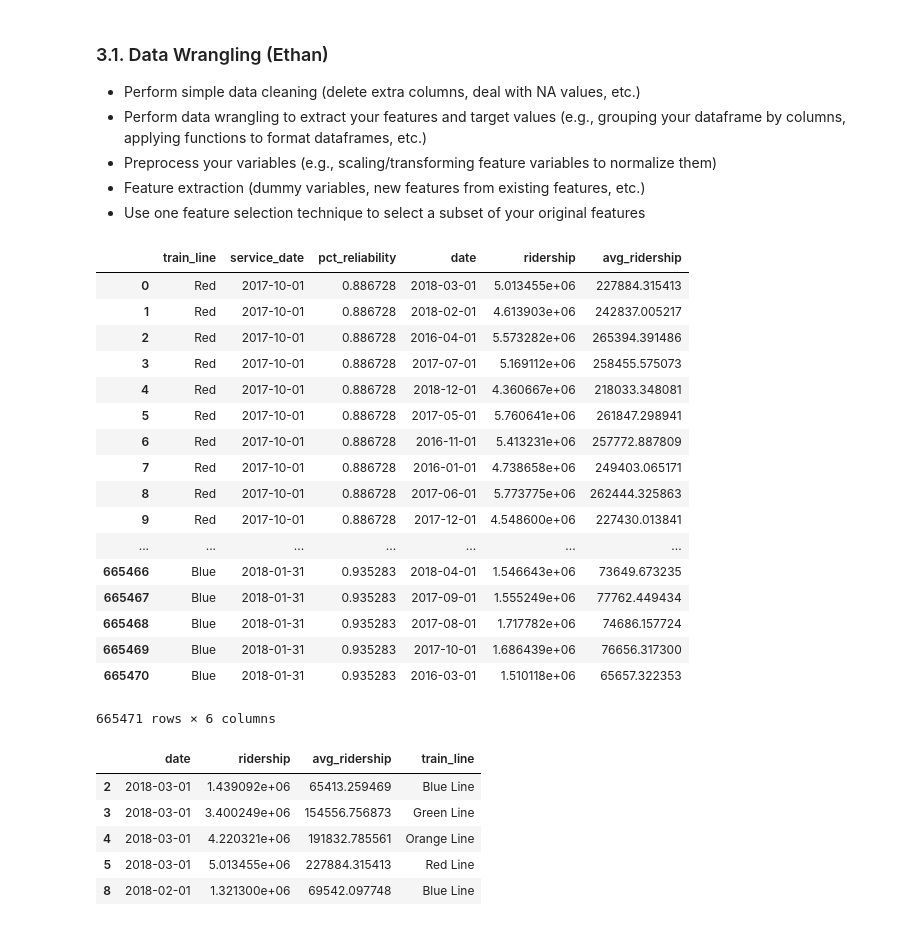
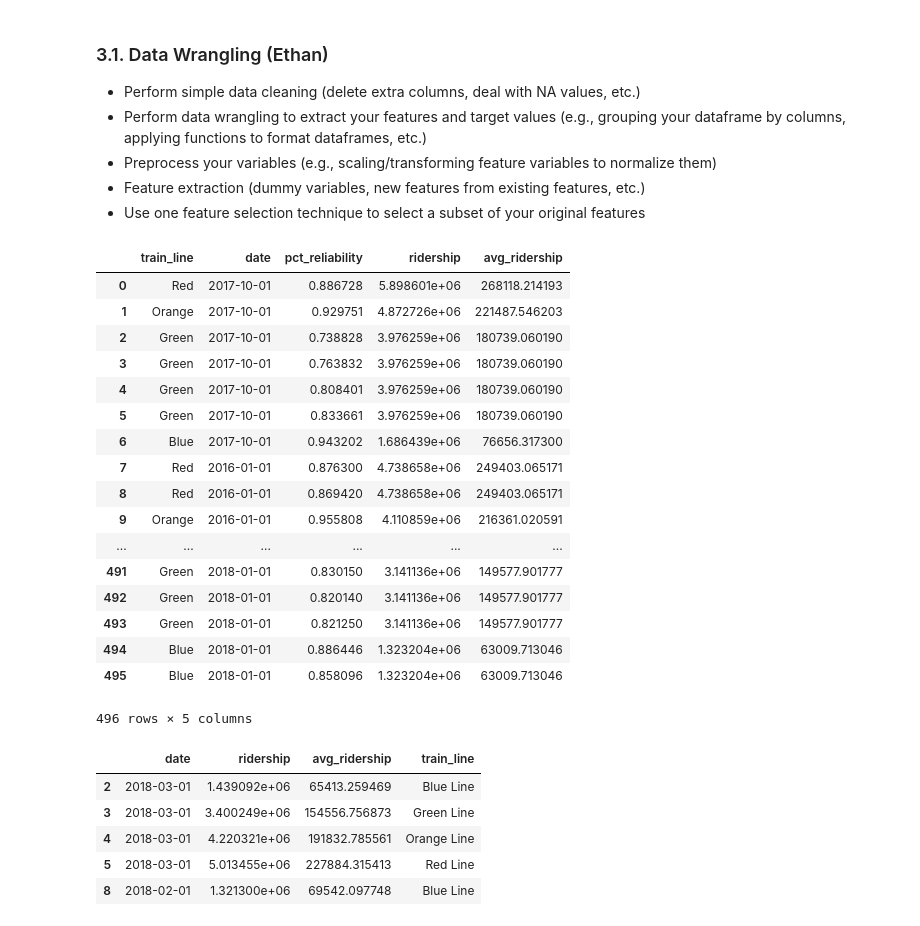
Before and after one commit to ethan-leba/data-science-mtba, a Jupyter notebook: DS3000_FP4_Section01_Group10.ipynb, the cells around one changed output. Saved outputs shown, nothing was run; the diff lists cells and outputs as text; code cells hidden in the pictures.

```diff
--- a/DS3000_FP4_Section01_Group10.ipynb
+++ b/DS3000_FP4_Section01_Group10.ipynb
@@ -208,26 +208,26 @@ ridership_df = get_weekly_ridership_df()
 # %%
 rel = reliability_df.copy()
 rel['train_line'] = rel['train_line'].apply(lambda x: x[0:len(x) - 2] if x.startswith("Green") else x)
-rel.merge(ridership_df, left_on="train_line", right_on="train_line")
+rel.merge(ridership_df, on=["train_line","date"])
 # %% [output]
-|  | train_line | service_date | pct_reliability | date | ridership | avg_ridership |
-| 0 | Red | 2017-10-01 | 0.886728 | 2018-03-01 | 5.013455e+06 | 227884.315413 |
-| 1 | Red | 2017-10-01 | 0.886728 | 2018-02-01 | 4.613903e+06 | 242837.005217 |
-| 2 | Red | 2017-10-01 | 0.886728 | 2016-04-01 | 5.573282e+06 | 265394.391486 |
-| 3 | Red | 2017-10-01 | 0.886728 | 2017-07-01 | 5.169112e+06 | 258455.575073 |
-| 4 | Red | 2017-10-01 | 0.886728 | 2018-12-01 | 4.360667e+06 | 218033.348081 |
-| 5 | Red | 2017-10-01 | 0.886728 | 2017-05-01 | 5.760641e+06 | 261847.298941 |
-| 6 | Red | 2017-10-01 | 0.886728 | 2016-11-01 | 5.413231e+06 | 257772.887809 |
-| 7 | Red | 2017-10-01 | 0.886728 | 2016-01-01 | 4.738658e+06 | 249403.065171 |
-| 8 | Red | 2017-10-01 | 0.886728 | 2017-06-01 | 5.773775e+06 | 262444.325863 |
-| 9 | Red | 2017-10-01 | 0.886728 | 2017-12-01 | 4.548600e+06 | 227430.013841 |
-| ... | ... | ... | ... | ... | ... | ... |
-| 665466 | Blue | 2018-01-31 | 0.935283 | 2018-04-01 | 1.546643e+06 | 73649.673235 |
-| 665467 | Blue | 2018-01-31 | 0.935283 | 2017-09-01 | 1.555249e+06 | 77762.449434 |
-| 665468 | Blue | 2018-01-31 | 0.935283 | 2017-08-01 | 1.717782e+06 | 74686.157724 |
-| 665469 | Blue | 2018-01-31 | 0.935283 | 2017-10-01 | 1.686439e+06 | 76656.317300 |
-| 665470 | Blue | 2018-01-31 | 0.935283 | 2016-03-01 | 1.510118e+06 | 65657.322353 |
+|  | train_line | date | pct_reliability | ridership | avg_ridership |
+| 0 | Red | 2017-10-01 | 0.886728 | 5.898601e+06 | 268118.214193 |
+| 1 | Orange | 2017-10-01 | 0.929751 | 4.872726e+06 | 221487.546203 |
+| 2 | Green | 2017-10-01 | 0.738828 | 3.976259e+06 | 180739.060190 |
+| 3 | Green | 2017-10-01 | 0.763832 | 3.976259e+06 | 180739.060190 |
+| 4 | Green | 2017-10-01 | 0.808401 | 3.976259e+06 | 180739.060190 |
+| 5 | Green | 2017-10-01 | 0.833661 | 3.976259e+06 | 180739.060190 |
+| 6 | Blue | 2017-10-01 | 0.943202 | 1.686439e+06 | 76656.317300 |
+| 7 | Red | 2016-01-01 | 0.876300 | 4.738658e+06 | 249403.065171 |
+| 8 | Red | 2016-01-01 | 0.869420 | 4.738658e+06 | 249403.065171 |
+| 9 | Orange | 2016-01-01 | 0.955808 | 4.110859e+06 | 216361.020591 |
+| ... | ... | ... | ... | ... | ... |
+| 491 | Green | 2018-01-01 | 0.830150 | 3.141136e+06 | 149577.901777 |
+| 492 | Green | 2018-01-01 | 0.820140 | 3.141136e+06 | 149577.901777 |
+| 493 | Green | 2018-01-01 | 0.821250 | 3.141136e+06 | 149577.901777 |
+| 494 | Blue | 2018-01-01 | 0.886446 | 1.323204e+06 | 63009.713046 |
+| 495 | Blue | 2018-01-01 | 0.858096 | 1.323204e+06 | 63009.713046 |
-665471 rows × 6 columns
+496 rows × 5 columns
 # %%
 ridership_df.head()
 # %% [output]
```
